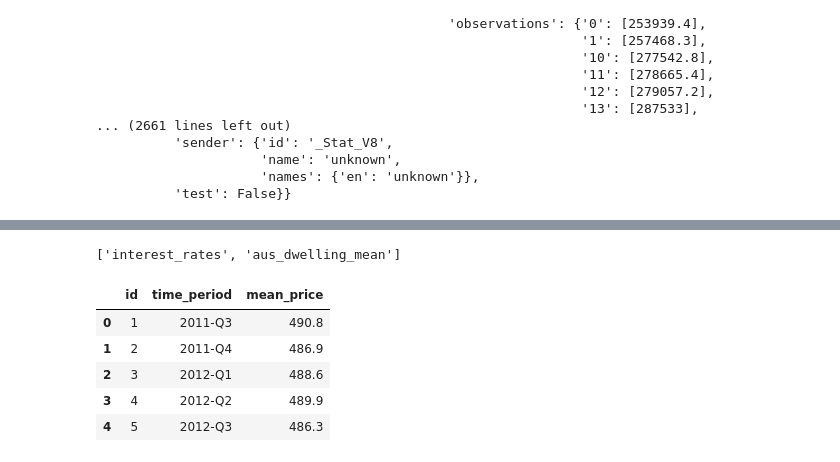
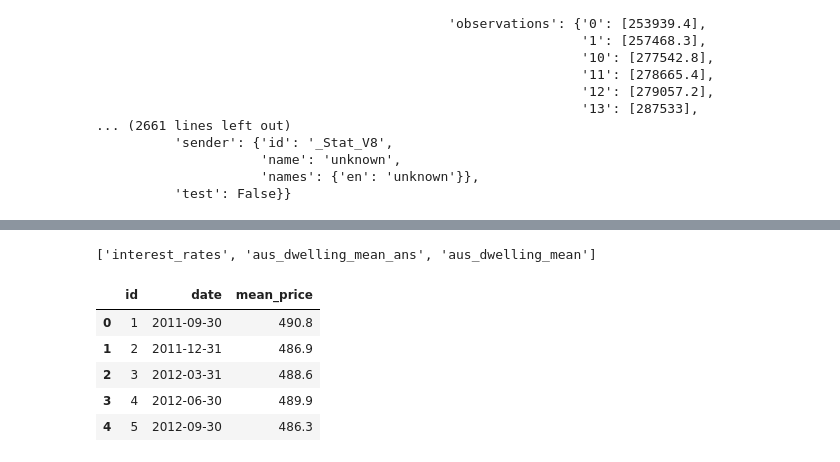
Before and after one commit to Frankr22/Interest-Rate-and-Housing-Market-Interactive-Data-Visualization, a Jupyter notebook: ETL/jupyterNotebooks/ABS_API.ipynb, the cells around one changed output, grey strips where cells are left out. Cells and saved outputs as stored; diff of their text form; code cells hidden in the pictures.

```diff
--- a/ETL/jupyterNotebooks/ABS_API.ipynb
+++ b/ETL/jupyterNotebooks/ABS_API.ipynb
@@ -87,0 +73,13 @@ aus_df.head()
+# %%
+# Create a PeriodIndex for the time period with a frequency of 'Q' for quarters
+time_period = pd.date_range(start='2011-07-01', periods=45, freq='Q')
+
+# Convert the date to YYYY-MM-DD format
+time_period = time_period.strftime('%Y-%m-%d')
+
+# Add the date column to the DataFrame
+aus_df['date'] = time_period
+
+# Rename the columns
+aus_df = aus_df.rename(columns={'mean price of residential dwelling': 'mean_price'})
+aus_df.head()
@@ -88,9 +93,9 @@ aus_df.head()
 # %%
-# connect to database using SQLAlchemy
+# connect to cloud database using SQLAlchemy
 protocol = 'postgresql'
-username = 'postgres'
-password = 'postgres'
-host = 'localhost'
+username = 'anshumanp'
+password = 'Anshuman123'
+host = 'mydbinstance-anshu.c3y42tkkiinb.us-east-2.rds.amazonaws.com'
 port = 5432
 database_name = 'rates_db'
 rds_connection_string = f'{protocol}://{username}:{password}@{host}:{port}/{database_name}'
@@ -100,17 +105,17 @@ insp = inspect(engine)
 # Confirm tables
 insp.get_table_names()
 # %% [output]
-['interest_rates', 'aus_dwelling_mean']
+['interest_rates', 'aus_dwelling_mean_ans', 'aus_dwelling_mean']
 # %%
 # Load DataFrame into Postgres Database
-df.to_sql(name='aus_dwelling_mean', con=engine, if_exists='append', index=False)
+aus_df.to_sql(name='aus_dwelling_mean', con=engine, if_exists='append', index=False)
 
 # Test Database with SQL Query
 pd.read_sql_query('SELECT * from aus_dwelling_mean LIMIT 10', con=engine).head()
 # %% [output]
-|  | id | time_period | mean_price |
-| 0 | 1 | 2011-Q3 | 490.8 |
-| 1 | 2 | 2011-Q4 | 486.9 |
-| 2 | 3 | 2012-Q1 | 488.6 |
-| 3 | 4 | 2012-Q2 | 489.9 |
-| 4 | 5 | 2012-Q3 | 486.3 |
+|  | id | date | mean_price |
+| 0 | 1 | 2011-09-30 | 490.8 |
+| 1 | 2 | 2011-12-31 | 486.9 |
+| 2 | 3 | 2012-03-31 | 488.6 |
+| 3 | 4 | 2012-06-30 | 489.9 |
+| 4 | 5 | 2012-09-30 | 486.3 |
```
Also changed, not shown: parts of 4 cells of this notebook, 7 other files.
